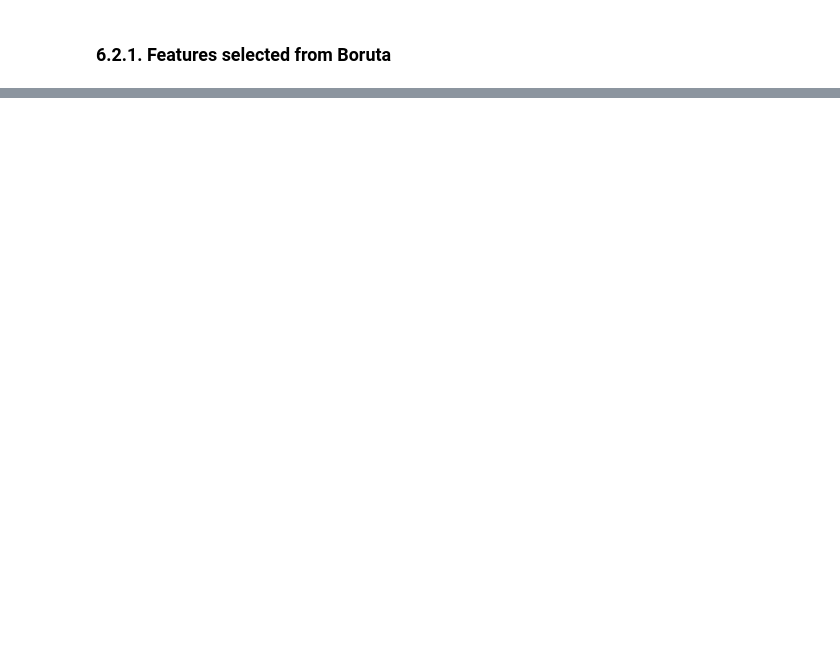
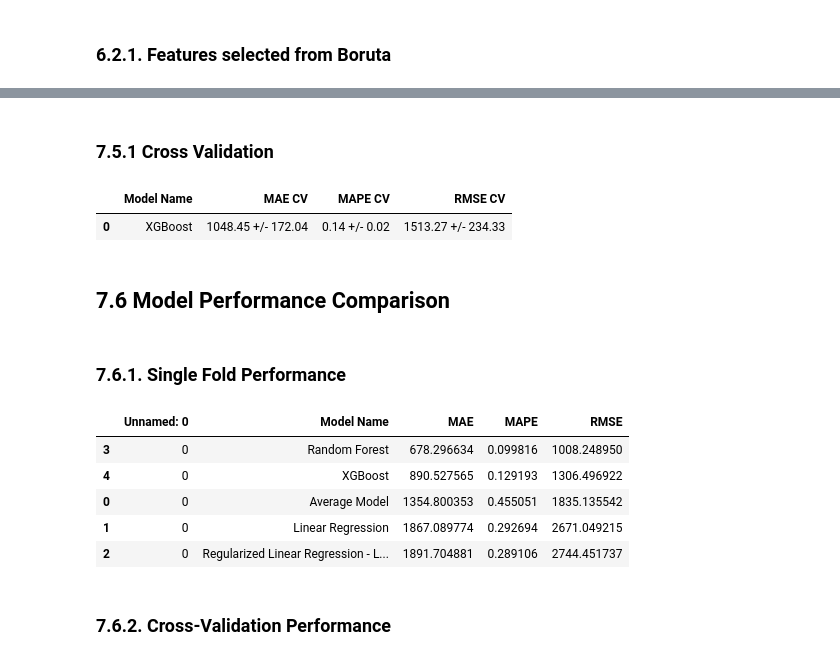
Before and after one commit to eduardoffonseca/Rossman-Store-Sales, a Jupyter notebook: rossmann_store_sales_prediction.ipynb, the cells around one changed output, grey strips where cells are left out. Cells and saved outputs as stored; diff of their text form; code cells hidden in the pictures; blank space fills up the shorter version.

Commit message:
End os Cross-Validation Model Evaluation

```diff
--- a/rossmann_store_sales_prediction.ipynb
+++ b/rossmann_store_sales_prediction.ipynb
@@ -989,0 +1247,12 @@ cols_not_selected_boruta = list(np.setdiff1d(X_train_fs,columns, cols_selected_b
+# %% [markdown]
+### 7.5.1 Cross Validation
+# %%
+xgb_result_cv = cross_validation( x_training, 5, 'XGBoost', model_xgb, verbose=False )
+xgb_result_cv
+# %% [output]
+|  | Model Name | MAE CV | MAPE CV | RMSE CV |
+| 0 | XGBoost | 1048.45 +/- 172.04 | 0.14 +/- 0.02 | 1513.27 +/- 234.33 |
+# %% [markdown]
+## 7.6 Model Performance Comparison
+# %% [markdown]
+### 7.6.1. Single Fold Performance
@@ -989,0 +1262,12 @@ cols_not_selected_boruta = list(np.setdiff1d(X_train_fs,columns, cols_selected_b
+# %%
+modeling_result = pd.read_csv('Data/modeling_result.csv')
+modeling_result.sort_values('RMSE')
+# %% [output]
+|  | Unnamed: 0 | Model Name | MAE | MAPE | RMSE |
+| 3 | 0 | Random Forest | 678.296634 | 0.099816 | 1008.248950 |
+| 4 | 0 | XGBoost | 890.527565 | 0.129193 | 1306.496922 |
+| 0 | 0 | Average Model | 1354.800353 | 0.455051 | 1835.135542 |
+| 1 | 0 | Linear Regression | 1867.089774 | 0.292694 | 2671.049215 |
+| 2 | 0 | Regularized Linear Regression - L... | 1891.704881 | 0.289106 | 2744.451737 |
+# %% [markdown]
+### 7.6.2. Cross-Validation Performance
```
Also changed, not shown: parts of 35 cells of this notebook.
